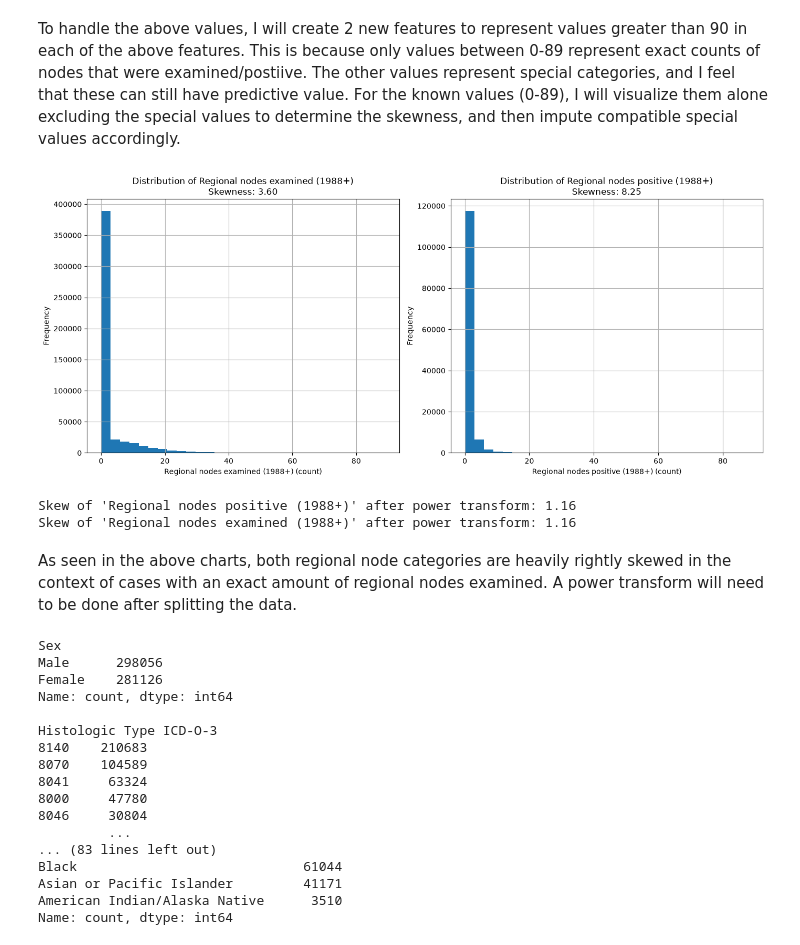
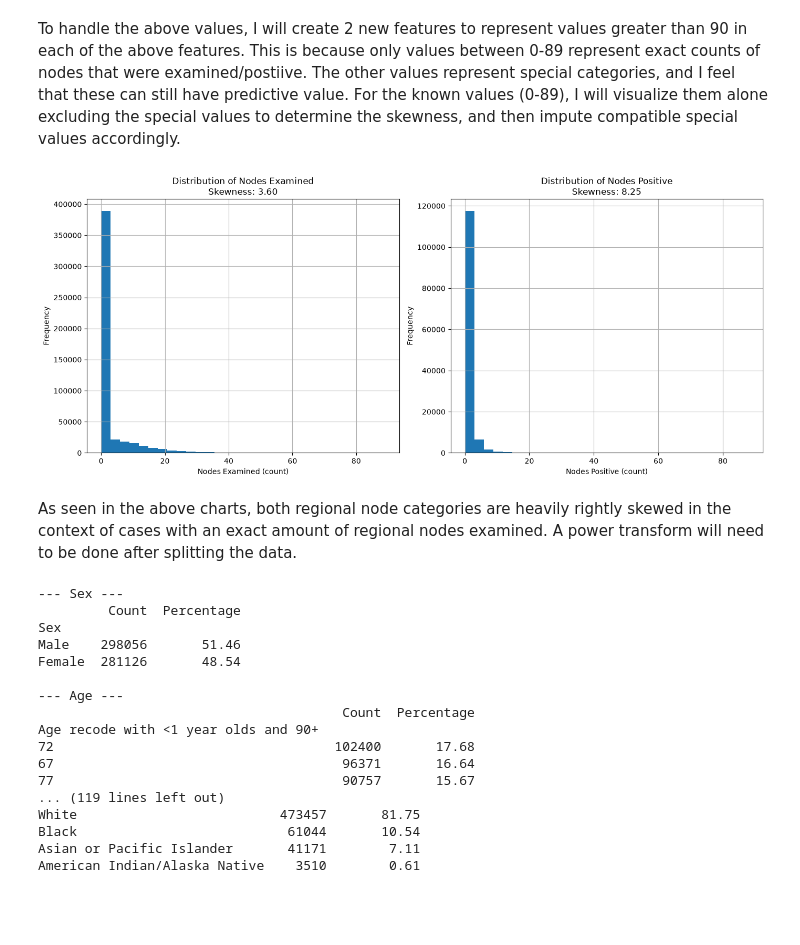
Before and after one commit to HadiAlrihani/SEER-Survival-Curve, a Jupyter notebook: Notebooks/1 - Exploratory Data Analysis.ipynb, the cells around one changed output. Saved outputs shown, nothing was run; the diff lists cells and outputs as text; code cells hidden in the pictures; blank space fills up the shorter version.

```diff
--- a/Notebooks/1 - Exploratory Data Analysis.ipynb
+++ b/Notebooks/1 - Exploratory Data Analysis.ipynb
@@ -170,7 +195,7 @@ for ax, col in zip(axes, numerical):
             ax=ax
         )
         ax.set_xlabel('Year')
-        ax.set_title(f'Distribution of {col}')
+        ax.set_title(f'Distribution of {numerical_labels[col]}')
 
     else:
         df[col].hist(
@@ -180,7 +205,7 @@ for ax, col in zip(axes, numerical):
         ax.set_xlabel(col)
 
         skew = df[col].skew()
-        ax.set_title(f'Distribution of {col}\nSkewness: {skew:.2f}')
+        ax.set_title(f'Distribution of {numerical_labels[col]}\nSkewness: {skew:.2f}')
     ax.set_ylabel('Frequency')
 
 plt.tight_layout()
@@ -192,23 +217,3 @@ plt.show()
 
 - For the charts representing continuous features (Time from diagnosis to treatment, survival months, tumor size), I will use an automated power transformer to normalize them (after creating training/test split).
 - For regional nodes examined/positive, more probing will be needed to determine the cause for their distributions. My initial suspicion is that many of the entries are that there were no nodes examined. As per the ['SEER Research Data Record Description'](https://seer.cancer.gov/data-software/documentation/seerstat/nov2025/TextData.FileDescription-nov2025.pdf), for *regional nodes examined (1988+)*, 0 represents 'no nodes were examined.' For *regional nodes positive (1988+)*, 98 represents the same. These are the corresponding values that are dominating their respective graphs above.
-# %%
-from sklearn.preprocessing import PowerTransformer
-
-# yeo-johnson to handle 0 values
-pt = PowerTransformer(method='yeo-johnson')
-
-col = 'Time from diagnosis to treatment in days recode'
-df[col] = pt.fit_transform(df[[col]])
-
-print(f"Skew of '{col}' after power transform: {df[col].skew():.2f}")
-
-col = 'Survival months'
-df[col] = pt.fit_transform(df[[col]])
-
-print(f"Skew of '{col}' after power transform: {df[col].skew():.2f}")
-
-col = 'Tumor Size Over Time Recode (1988+)'
-df[col] = pt.fit_transform(df[[col]])
-
-print(f"Skew of '{col}' after power transform: {df[col].skew():.2f}")
@@ -245,53 +246,36 @@ To handle the above values, I will create 2 new features to represent values gre
 new_col_pos = 'Regional nodes positive treatment'
 col_pos = 'Regional nodes positive (1988+)'
 
 df[new_col_pos] = df[col_pos].where(df[col_pos] >= 90)
 df[col_pos] = df[col_pos].where(df[col_pos] <= 89)
 
 
 new_col_ex = 'Regional nodes examined treatment'
 col_ex = 'Regional nodes examined (1988+)'
 
 df[new_col_ex] = df[col_ex].where(df[col_ex] >= 90)
 df[col_ex] = df[col_ex].where(df[col_ex] <= 89)
 
 
 fig, axes = plt.subplots(1, 2, figsize=(14, 6))
 axes = axes.flatten()
 
 regional_nodes_cols = [col_ex, col_pos]
 
 for ax, col in zip(axes, regional_nodes_cols):
     df[col].hist(
         bins=30,
         ax=ax
     )
-    ax.set_xlabel(f'{col} (count)')
+    ax.set_xlabel(f'{numerical_labels[col]} (count)')
 
     skew = df[col].skew()
-    ax.set_title(f'Distribution of {col}\nSkewness: {skew:.2f}')
+    ax.set_title(f'Distribution of {numerical_labels[col]}\nSkewness: {skew:.2f}')
     ax.set_ylabel('Frequency')
 plt.tight_layout()
 plt.show()
-
-
-df[col_pos] = pt.fit_transform(df[[col_pos]])
-df[col_ex] = pt.fit_transform(df[[col_ex]])
-
-print(f"Skew of '{col_pos}' after power transform: {df[col].skew():.2f}")
-print(f"Skew of '{col_ex}' after power transform: {df[col].skew():.2f}")
-
-# median impute values in numeric column
-# median_1_89 = df[col].between(1, 89)
-# median_value = df.loc[median_1_89, col].median()
-
-# df[col].replace([90, 95, 97, 98, 99], median_value)
-
-# df[col].unique()
 # %% [output]
-[figure, old version]
+[figure, new version]
-Skew of 'Regional nodes positive (1988+)' after power transform: 1.16
-Skew of 'Regional nodes examined (1988+)' after power transform: 1.16
 # %% [markdown]
 As seen in the above charts, both regional node categories are heavily rightly skewed in the context of cases with an exact amount of regional nodes examined. A power transform will need to be done after splitting the data.
 # %%
@@ -306,23 +290,23 @@ for col in categorical:
         'Percentage': percentages.round(2)
     })
 
-    print(f'\n--- {col} ---')
+    print(f'\n--- {categorical_labels[col]} ---')
     print(result)
 # %% [output]
+--- Sex ---
+         Count  Percentage
 Sex
-Male      298056
-Female    281126
-Name: count, dtype: int64
+Male    298056       51.46
+Female  281126       48.54
 
-Histologic Type ICD-O-3
-8140    210683
-8070    104589
-8041     63324
-8000     47780
-8046     30804
-         ...
-... (83 lines left out)
-Black                             61044
-Asian or Pacific Islander         41171
-American Indian/Alaska Native      3510
-Name: count, dtype: int64
+--- Age ---
+                                       Count  Percentage
+Age recode with <1 year olds and 90+
+72                                    102400       17.68
+67                                     96371       16.64
+77                                     90757       15.67
+... (119 lines left out)
+White                          473457       81.75
+Black                           61044       10.54
+Asian or Pacific Islander       41171        7.11
+American Indian/Alaska Native    3510        0.61
```
Also changed, not shown: parts of 10 cells of this notebook.
